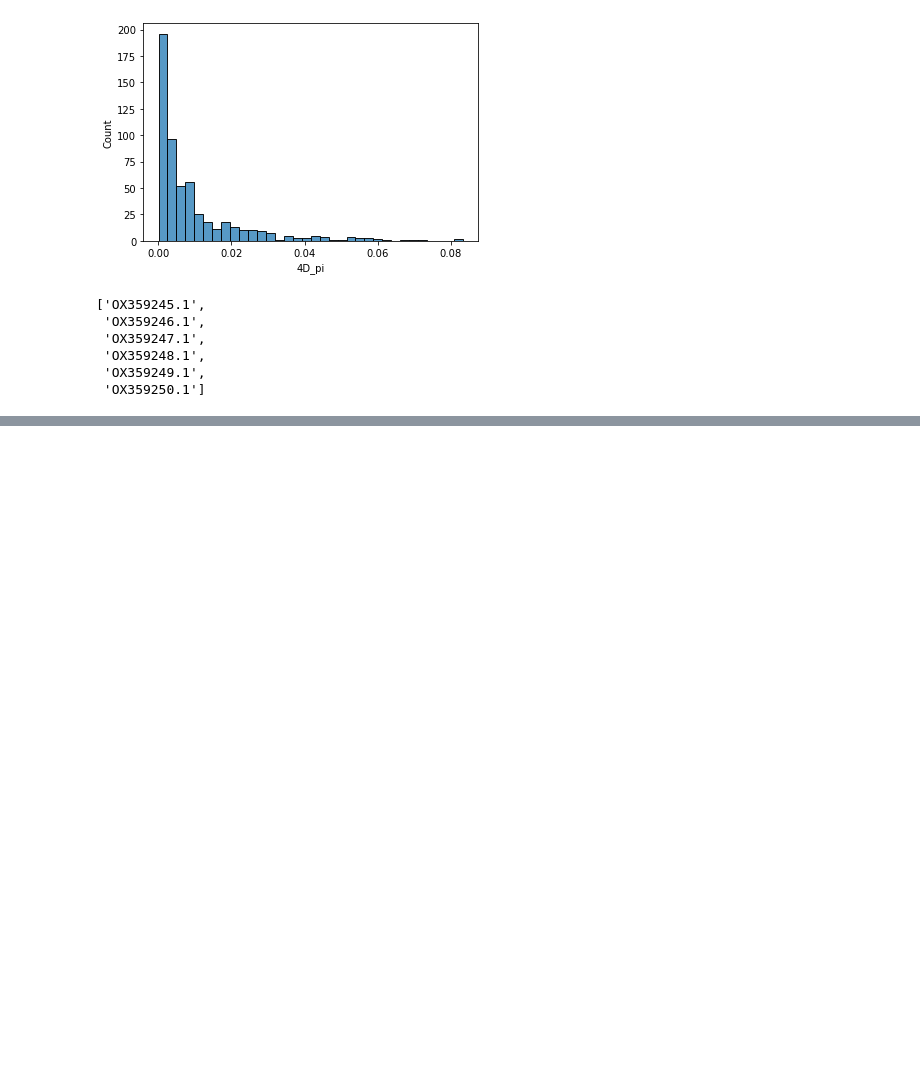
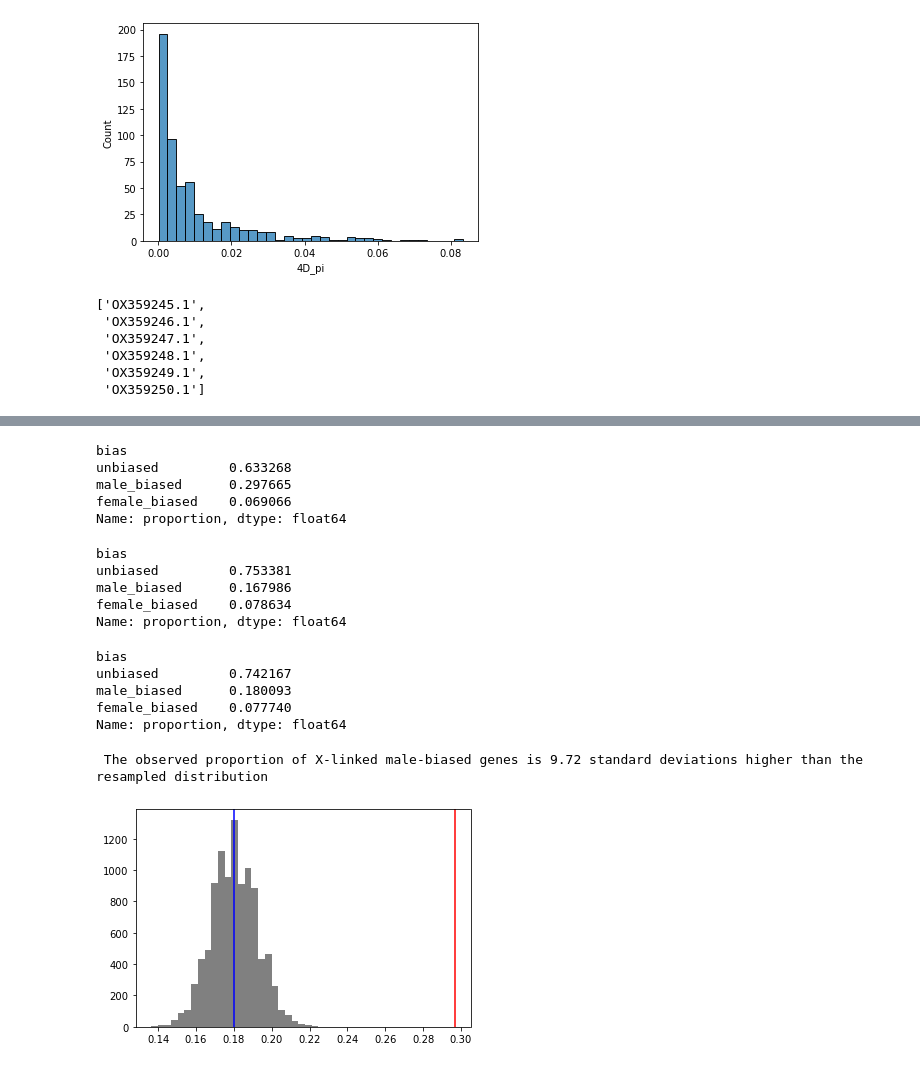
Before and after one commit to samebdon/springtail_haploid_selection, a Jupyter notebook: scripts/SBG_exploration.ipynb, the cells around one changed output, grey strips where cells are left out. Drawn from its saved outputs; the diff is of its cells as text; code cells hidden in the pictures; blank space fills up the shorter version.

```diff
--- a/scripts/SBG_exploration.ipynb
+++ b/scripts/SBG_exploration.ipynb
@@ -767,0 +801,42 @@ axs.axvline(x=pi_df['log_0/4D_pi/0/4D_pi'].mean(), color = 'black')
+# %%
+pi_df[pi_df['chrom'].isin(['OX359249.1','OX359250.1'])]['bias'].value_counts(normalize=True)
+# %% [output]
+bias
+unbiased         0.633268
+male_biased      0.297665
+female_biased    0.069066
+Name: proportion, dtype: float64
+# %%
+pi_df[pi_df['chrom'].isin(['OX359245.1','OX359246.1','OX359247.1','OX359248.1'])]['bias'].value_counts(normalize=True)
+# %% [output]
+bias
+unbiased         0.753381
+male_biased      0.167986
+female_biased    0.078634
+Name: proportion, dtype: float64
+# %%
+pi_df['bias'].value_counts(normalize=True)
+# %% [output]
+bias
+unbiased         0.742167
+male_biased      0.180093
+female_biased    0.077740
+Name: proportion, dtype: float64
+# %%
+n = 1028
+u = 0.742167
+m = 0.180093
+f = 0.077740
+obs = 0.297
+# %%
+def resample_bias(n, frequency):
+    return sum([True if random.random() <= frequency else False for _ in range(n)])/n
+# %%
+result_dist = [resample_bias(n, m) for _ in range(10000)]
+plt.hist(result_dist, color='grey', bins = 25)
+plt.axvline(m, color='blue')
+plt.axvline(obs, color='red')
+print(f' The observed proportion of X-linked male-biased genes is {round((obs-m)/np.std(result_dist), 2)} standard deviations higher than the resampled distribution')
+# %% [output]
+ The observed proportion of X-linked male-biased genes is 9.72 standard deviations higher than the resampled distribution
+[figure, added]
```
Also changed, not shown: parts of 19 cells of this notebook, 3 other files.
